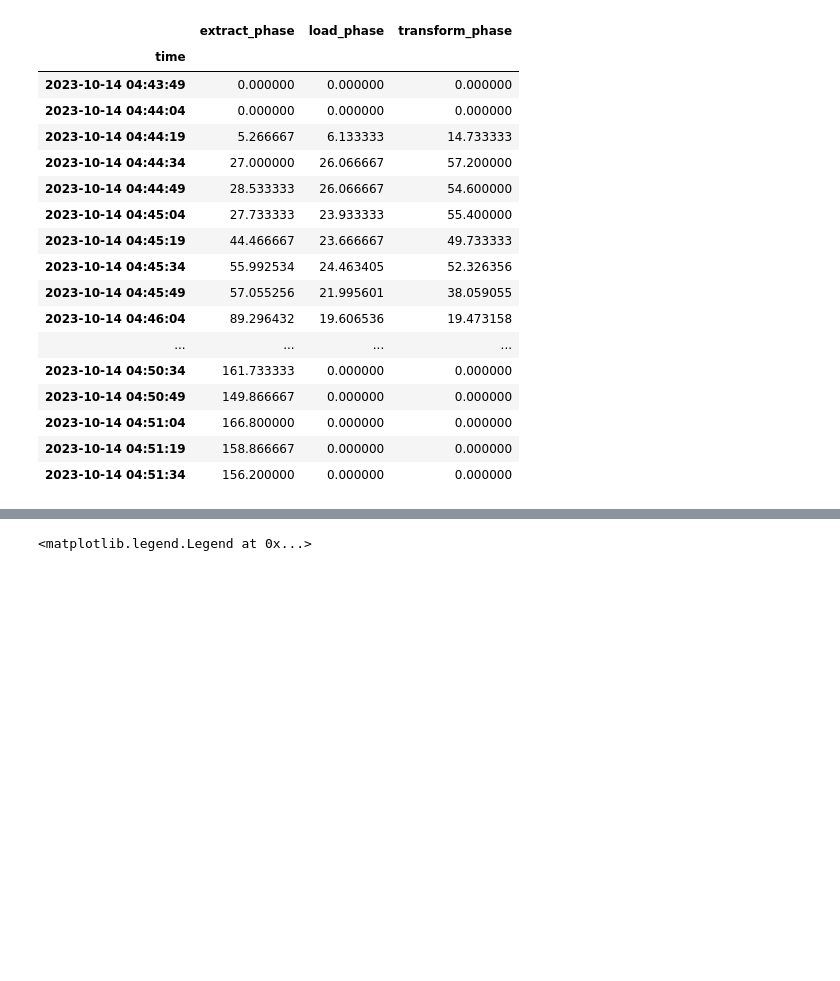
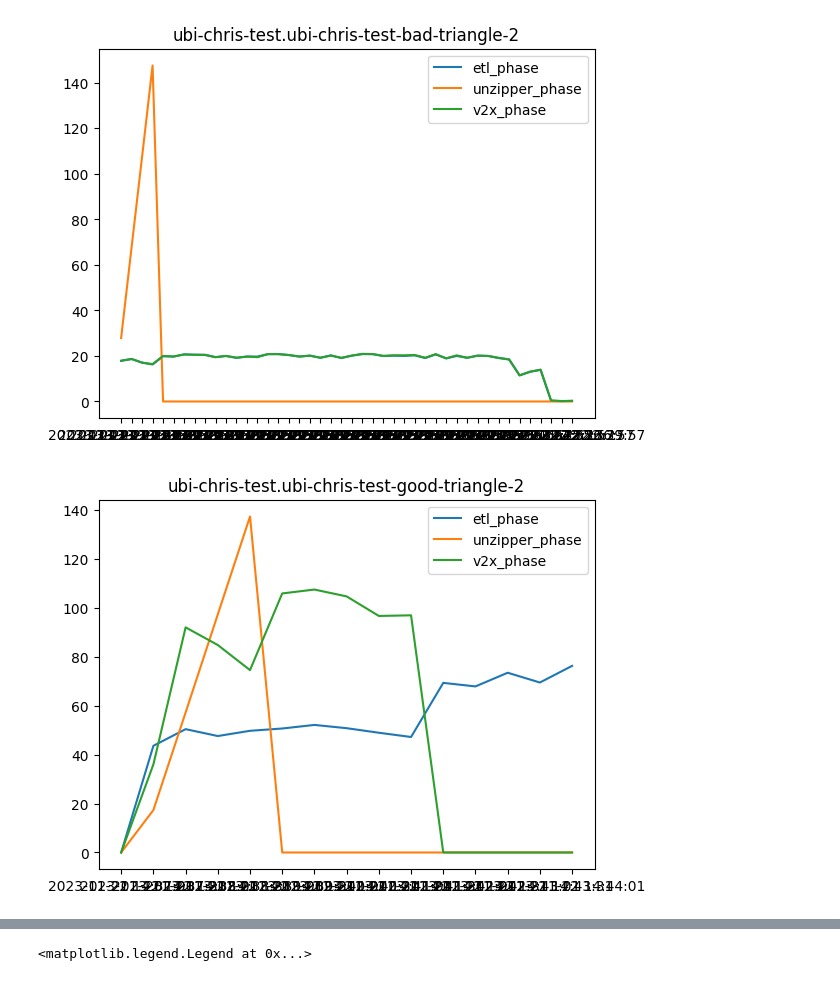
Before and after one commit to CarnegieMellon-PlantD/plantd-modeling, a Jupyter notebook: examine.ipynb, the cells around one changed output, grey strips where cells are left out. Saved outputs shown, nothing was run; the diff lists cells and outputs as text; code cells hidden in the pictures; blank space fills up the shorter version.

```diff
--- a/examine.ipynb
+++ b/examine.ipynb
@@ -4,23 +0,0 @@ from plantd_modeling import configuration, metrics
-# %%
-exp = configuration.Experiment.load_file("test-pipeline.chris-test-2.json")
-# %%
-exp.metrics
-# %% [output]
-|  | extract_phase | load_phase | transform_phase |
-| time |  |  |  |
-| 2023-10-14 04:43:49 | 0.000000 | 0.000000 | 0.000000 |
-| 2023-10-14 04:44:04 | 0.000000 | 0.000000 | 0.000000 |
-| 2023-10-14 04:44:19 | 5.266667 | 6.133333 | 14.733333 |
-| 2023-10-14 04:44:34 | 27.000000 | 26.066667 | 57.200000 |
-| 2023-10-14 04:44:49 | 28.533333 | 26.066667 | 54.600000 |
-| 2023-10-14 04:45:04 | 27.733333 | 23.933333 | 55.400000 |
-| 2023-10-14 04:45:19 | 44.466667 | 23.666667 | 49.733333 |
-| 2023-10-14 04:45:34 | 55.992534 | 24.463405 | 52.326356 |
-| 2023-10-14 04:45:49 | 57.055256 | 21.995601 | 38.059055 |
-| 2023-10-14 04:46:04 | 89.296432 | 19.606536 | 19.473158 |
-| ... | ... | ... | ... |
-| 2023-10-14 04:50:34 | 161.733333 | 0.000000 | 0.000000 |
-| 2023-10-14 04:50:49 | 149.866667 | 0.000000 | 0.000000 |
-| 2023-10-14 04:51:04 | 166.800000 | 0.000000 | 0.000000 |
-| 2023-10-14 04:51:19 | 158.866667 | 0.000000 | 0.000000 |
-| 2023-10-14 04:51:34 | 156.200000 | 0.000000 | 0.000000 |
@@ -26,0 +13,13 @@ exp.metrics
+# %%
+experiments = ["ubi-chris-test.ubi-chris-test-bad-triangle-2", "ubi-chris-test.ubi-chris-test-good-triangle-2", "ubi-chris-test.ubi-chris-test-fixed-triangle-2"]
+for experiment in experiments:
+    exp = metrics.redis.load_str("metrics", experiment)
+    df = pd.read_csv(io.StringIO(exp))
+    df.set_index("time", inplace=True)
+    plt.plot(df)
+    plt.legend(df.columns)
+    plt.title(experiment)
+    plt.show()
+# %% [output]
+[figure, added]
+[figure, added]
```
Also changed, not shown: parts of 11 cells of this notebook.
